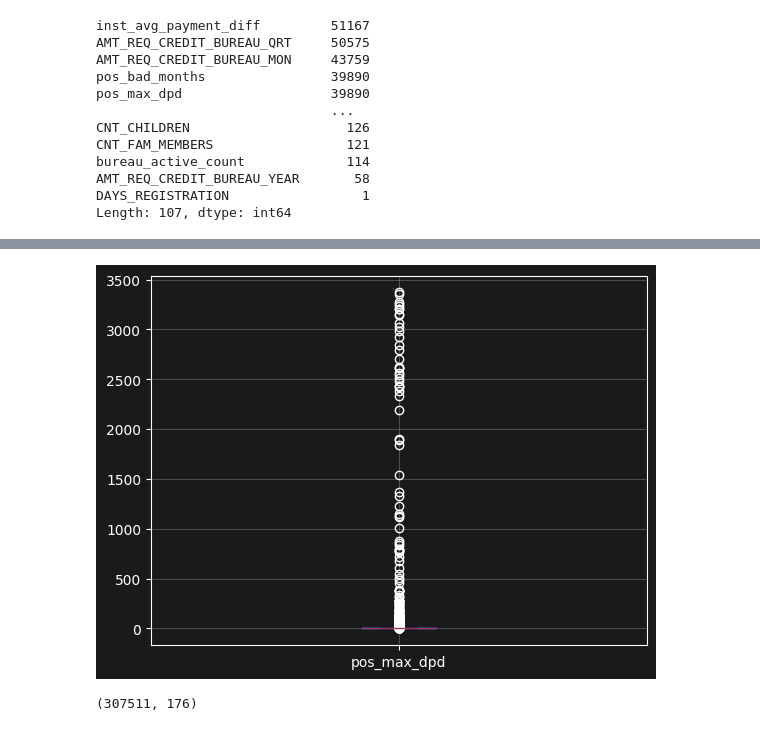
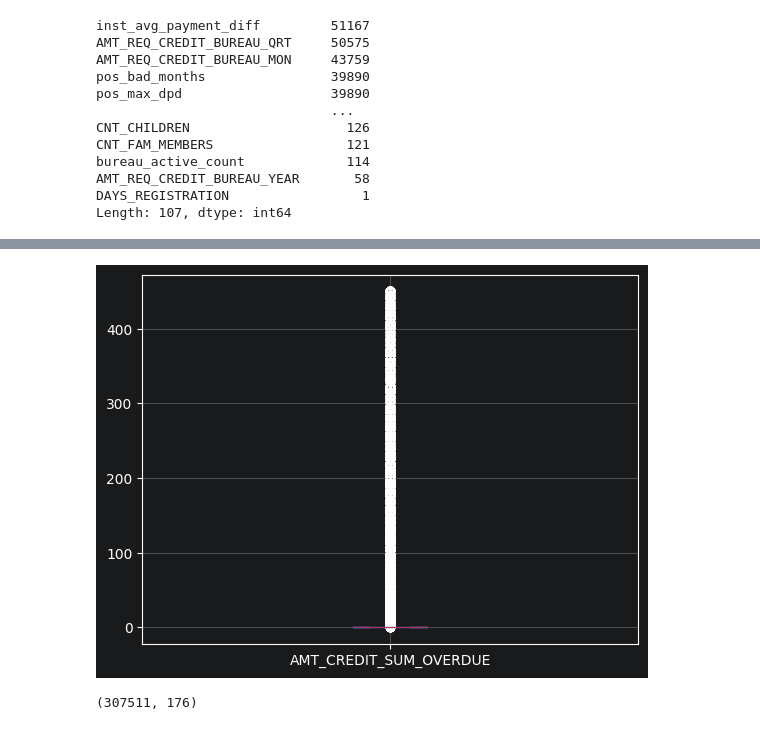
Before and after one commit to SirHelpMePlease/Home-Credit-Default-Risk-Kaggle, a Jupyter notebook: 02_feature_engineering.ipynb, the cells around one changed output, grey strips where cells are left out. Saved outputs shown, nothing was run; the diff lists cells and outputs as text; code cells hidden in the pictures.

```diff
--- a/02_feature_engineering.ipynb
+++ b/02_feature_engineering.ipynb
@@ -178,3 +174,5 @@ dtype: int64
+# %%
+bureau_balance["is_active"] = (bureau_balance["STATUS"] == "0").astype(int) #Anzahl aktiver Monate
 # %%
 #Aggregation bureau_balance mit bureau
 # %%
@@ -182,7 +180,12 @@ bureau_balance_agg = bureau_balance.groupby("SK_ID_BUREAU").agg(
     bb_months_count=("MONTHS_BALANCE", "count"),      # wie viele Monate Daten vorhanden
     bb_max_dpd=("STATUS", lambda x: x[x.isin(["1","2","3","4","5"])].astype(float).max()),  # schlimmster DPD Status
     bb_bad_months=("STATUS", lambda x: x.isin(["4","5"]).sum()),  # Monate mit ernstem Verzug
+
+    bb_active_no_dpd_months=("is_active", "sum"),  # Absolute Anzahl aktiver Monate
+    bb_active_no_dpd_ratio=("is_active", "mean")   # Prozentualer Anteil aktiver Monate
 ).reset_index()
+#Ratio von schlechten Monaten
+bureau_balance_agg["bb_bad_ratio"] = bureau_balance_agg["bb_bad_months"] / (bureau_balance_agg["bb_months_count"] + 1)
 
 bureau = bureau.merge(bureau_balance_agg, on="SK_ID_BUREAU", how="left")
 # %%
@@ -197,6 +200,12 @@ bureau.describe()
 | 50% | 2.780550e+05 | 5.926301e+06 | -9.870000e+02 | 0.000000e+00 | -3.300000e+02 | -8.970000e+02 | ... |
 | 75% | 3.674250e+05 | 6.385682e+06 | -4.740000e+02 | 0.000000e+00 | 4.740000e+02 | -4.250000e+02 | ... |
 | max | 4.562550e+05 | 6.843457e+06 | 0.000000e+00 | 2.792000e+03 | 3.119900e+04 | 0.000000e+00 | ... |
+# %%
+debt_cols = ["AMT_CREDIT_SUM_DEBT", "AMT_CREDIT_SUM", "AMT_CREDIT_SUM_OVERDUE"]
+
+for col in debt_cols:
+    upper = bureau[col].quantile(0.999)
+    bureau[col] = bureau[col].clip(upper=upper)
 # %%
 bureau_agg = bureau.groupby("SK_ID_CURR").agg(
     bureau_loan_count=("SK_ID_BUREAU", "count"),    #Anzahl Kredite
@@ -696,10 +710,10 @@ prev_approved                          482
 bureau_active_count                    114
 dtype: int64
 # %%
-application_train[["pos_max_dpd"]].boxplot()
+bureau[["AMT_CREDIT_SUM_OVERDUE"]].boxplot()
 plt.show()
 # %% [output]
-[figure, old version]
+[figure, new version]
 # %%
 application_train.shape
 # %% [output]
```
Also changed, not shown: parts of 10 cells of this notebook, 1 other file.
